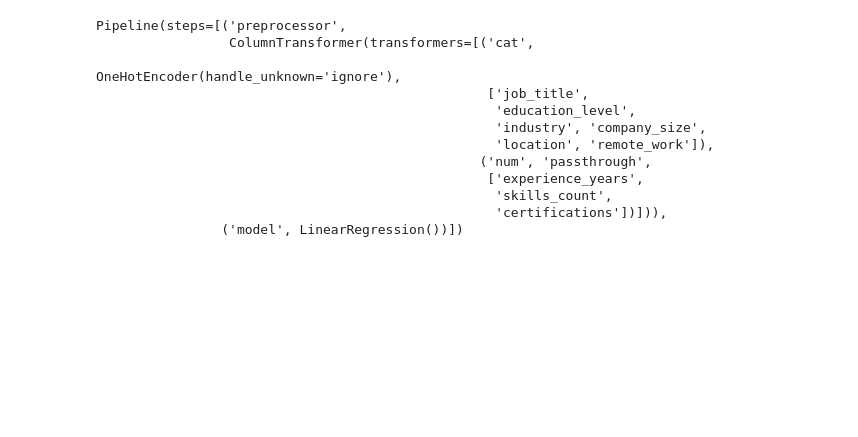
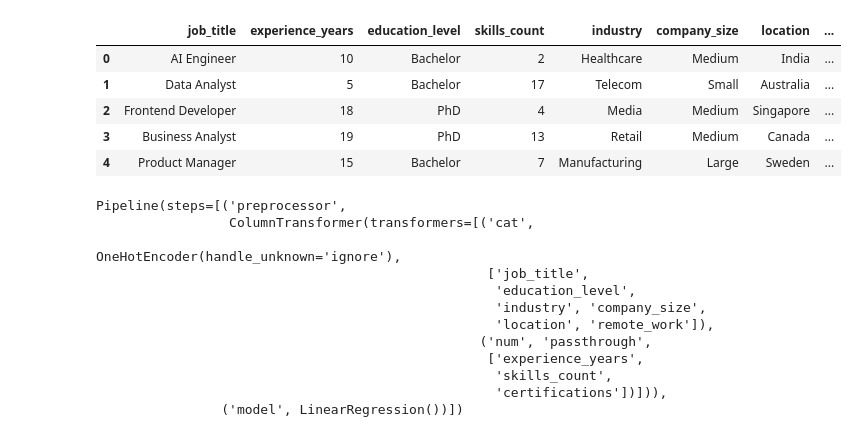
Before and after one commit to Swyam668/ai-career-intelligence, a Jupyter notebook: notebooks/02_salary_baseline.ipynb, the cells around one changed output. Cells and saved outputs as stored; diff of their text form; code cells hidden in the pictures; blank space fills up the shorter version.

```diff
--- a/notebooks/02_salary_baseline.ipynb
+++ b/notebooks/02_salary_baseline.ipynb
@@ -1,10 +1,19 @@
 # %%
 import pandas as pd
 
 df = pd.read_csv("../data/raw/job_salary_prediction_dataset.csv")
 
 X = df.drop("salary", axis=1)
 y = df["salary"]
+
+df.head()
+# %% [output]
+|  | job_title | experience_years | education_level | skills_count | industry | company_size | location | ... |
+| 0 | AI Engineer | 10 | Bachelor | 2 | Healthcare | Medium | India | ... |
+| 1 | Data Analyst | 5 | Bachelor | 17 | Telecom | Small | Australia | ... |
+| 2 | Frontend Developer | 18 | PhD | 4 | Media | Medium | Singapore | ... |
+| 3 | Business Analyst | 19 | PhD | 13 | Retail | Medium | Canada | ... |
+| 4 | Product Manager | 15 | Bachelor | 7 | Manufacturing | Large | Sweden | ... |
 # %%
 categorical_features = [
     "job_title",
```
Also changed, not shown: 10 other files.
